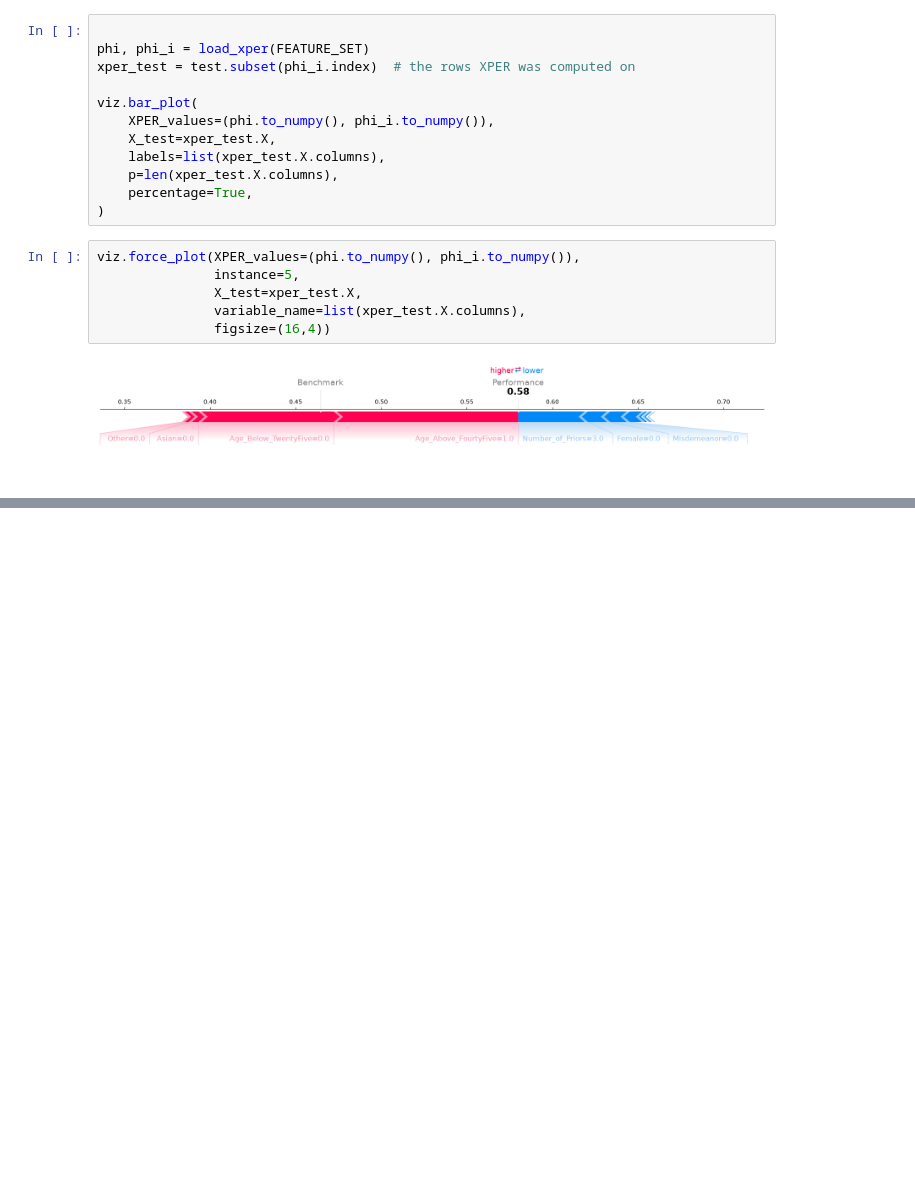
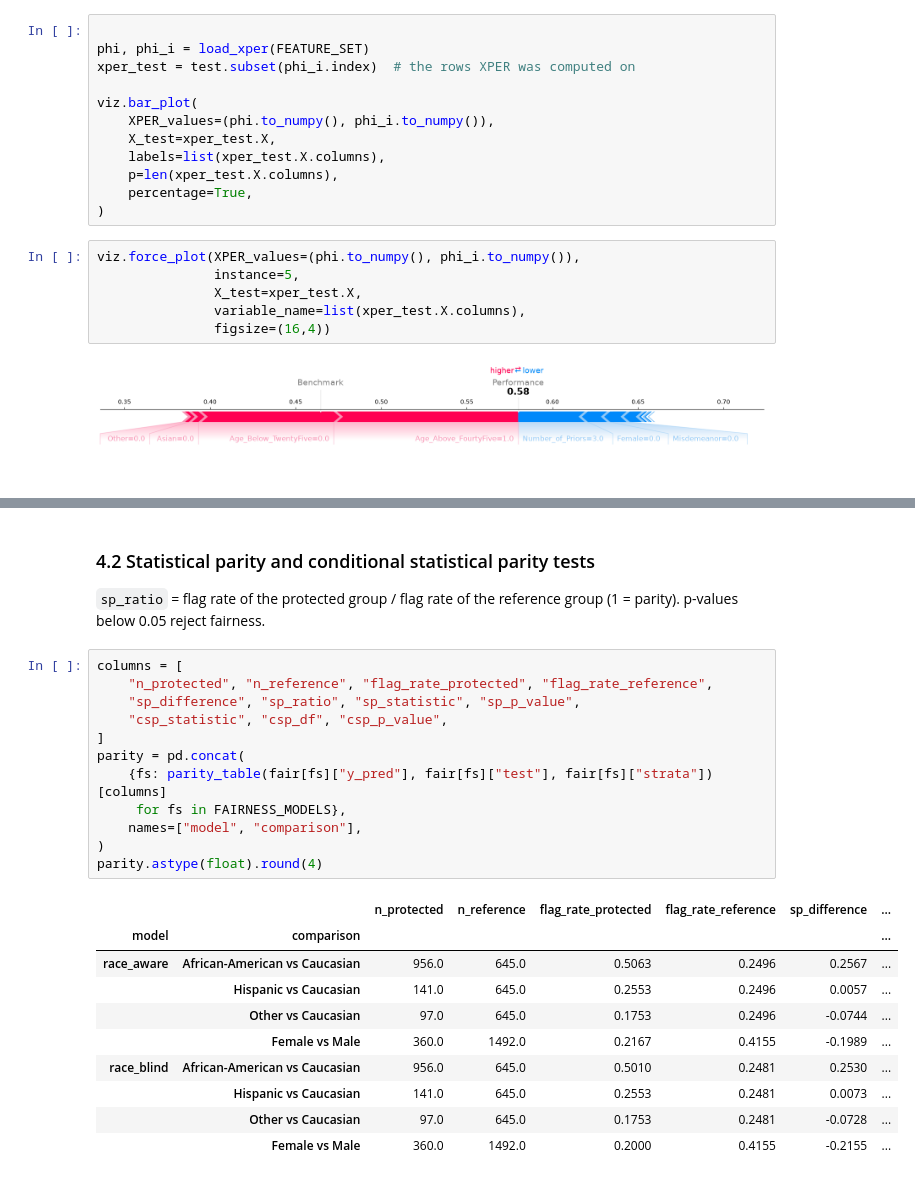
Before and after one commit to MaximeDespreaux/ThinkCarefully, a Jupyter notebook: xgboost/base-model.ipynb, the cells around one changed output, grey strips where cells are left out. Saved outputs shown, nothing was run; the diff lists cells and outputs as text; blank space fills up the shorter version.

```diff
--- a/xgboost/base-model.ipynb
+++ b/xgboost/base-model.ipynb
@@ -109,0 +164,27 @@ viz.force_plot(XPER_values=(phi.to_numpy(), phi_i.to_numpy()),
+# %% [markdown]
+### 4.2 Statistical parity and conditional statistical parity tests
+
+`sp_ratio` = flag rate of the protected group / flag rate of the reference group (1 = parity). p-values below 0.05 reject fairness.
+# %%
+columns = [
+    "n_protected", "n_reference", "flag_rate_protected", "flag_rate_reference",
+    "sp_difference", "sp_ratio", "sp_statistic", "sp_p_value",
+    "csp_statistic", "csp_df", "csp_p_value",
+]
+parity = pd.concat(
+    {fs: parity_table(fair[fs]["y_pred"], fair[fs]["test"], fair[fs]["strata"])[columns]
+     for fs in FAIRNESS_MODELS},
+    names=["model", "comparison"],
+)
+parity.astype(float).round(4)
+# %% [output]
+|  |  | n_protected | n_reference | flag_rate_protected | flag_rate_reference | sp_difference | ... |
+| model | comparison |  |  |  |  |  | ... |
+| race_aware | African-American vs Caucasian | 956.0 | 645.0 | 0.5063 | 0.2496 | 0.2567 | ... |
+|  | Hispanic vs Caucasian | 141.0 | 645.0 | 0.2553 | 0.2496 | 0.0057 | ... |
+|  | Other vs Caucasian | 97.0 | 645.0 | 0.1753 | 0.2496 | -0.0744 | ... |
+|  | Female vs Male | 360.0 | 1492.0 | 0.2167 | 0.4155 | -0.1989 | ... |
+| race_blind | African-American vs Caucasian | 956.0 | 645.0 | 0.5010 | 0.2481 | 0.2530 | ... |
+|  | Hispanic vs Caucasian | 141.0 | 645.0 | 0.2553 | 0.2481 | 0.0073 | ... |
+|  | Other vs Caucasian | 97.0 | 645.0 | 0.1753 | 0.2481 | -0.0728 | ... |
+|  | Female vs Male | 360.0 | 1492.0 | 0.2000 | 0.4155 | -0.2155 | ... |
```
Also changed, not shown: parts of 14 cells of this notebook.
